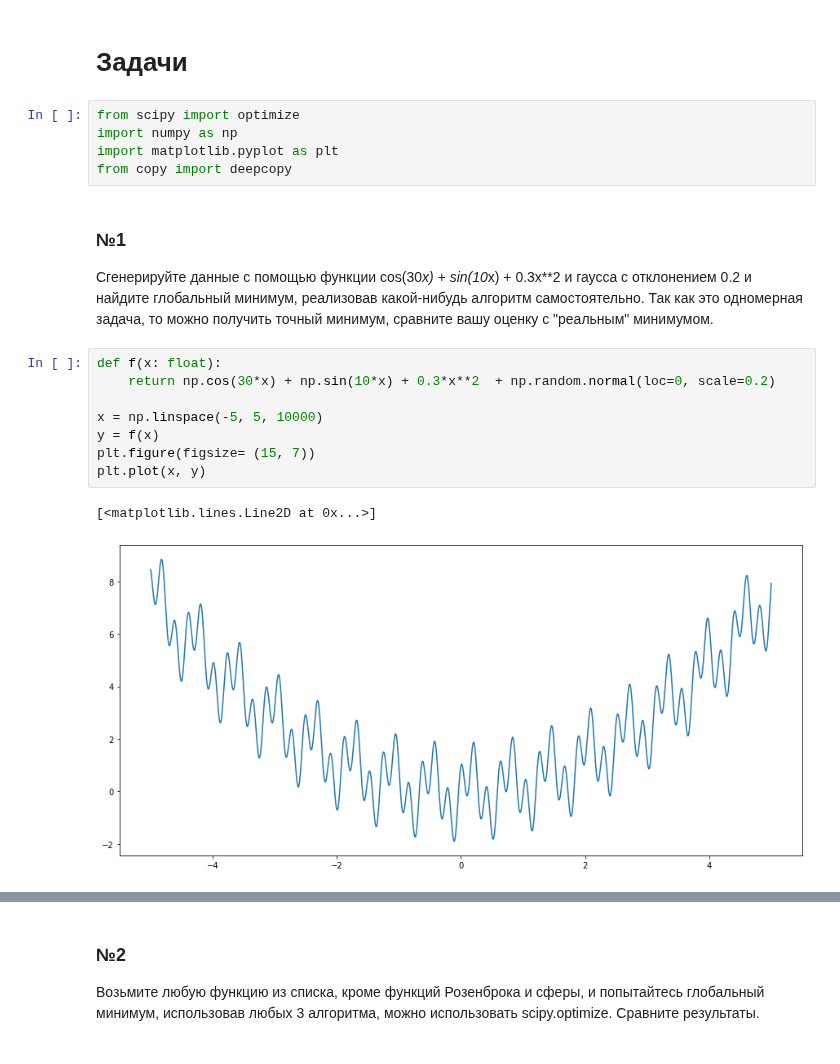
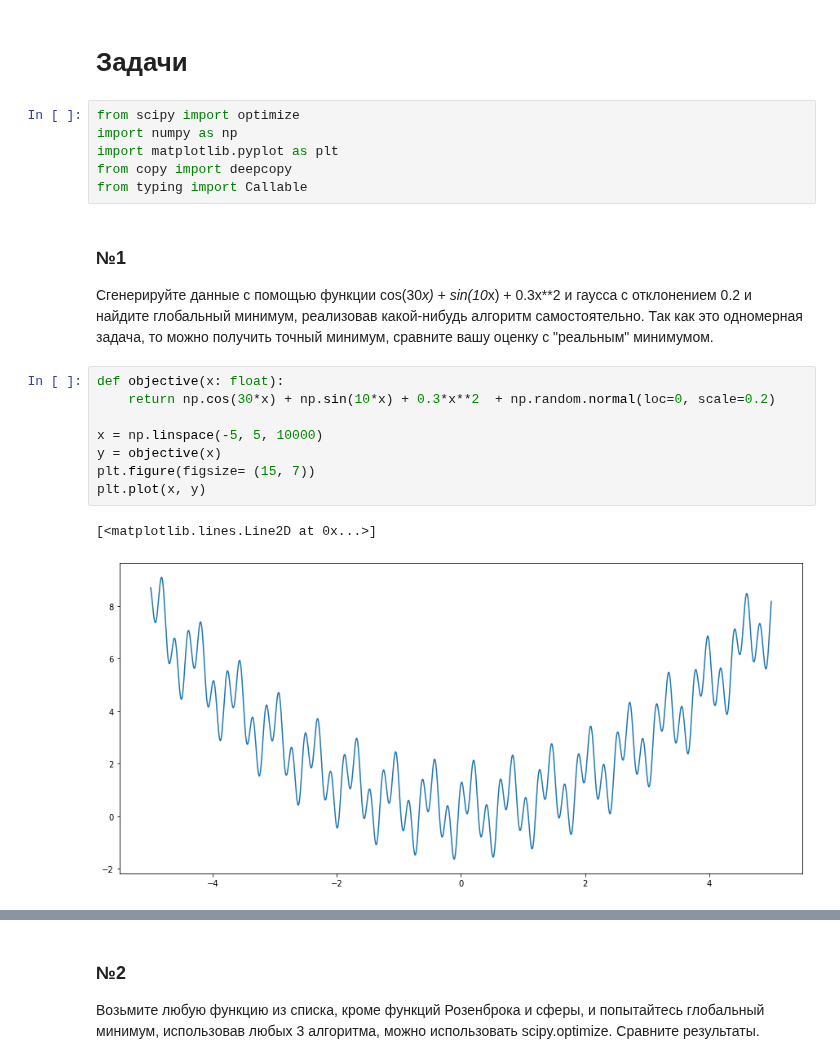
Before and after one commit to zugzvangg/SPC, a Jupyter notebook: stats/6_Bazanov.ipynb, the cells around one changed output, grey strips where cells are left out. Cells and saved outputs as stored; diff of their text form.

```diff
--- a/stats/6_Bazanov.ipynb
+++ b/stats/6_Bazanov.ipynb
@@ -57,19 +57,20 @@ from scipy import optimize
 import numpy as np
 import matplotlib.pyplot as plt
 from copy import deepcopy
+from typing import Callable
 # %% [markdown]
 ### №1
 
 Сгенерируйте данные с помощью функции cos(30*x) + sin(10*x) + 0.3x**2
   и гаусса с отклонением 0.2 и найдите глобальный минимум, реализовав какой-нибудь алгоритм самостоятельно. Так как это одномерная задача, то можно получить точный минимум, сравните вашу оценку с "реальным" минимумом.
 # %%
-def f(x: float):
+def objective(x: float):
     return np.cos(30*x) + np.sin(10*x) + 0.3*x**2  + np.random.normal(loc=0, scale=0.2)
 
 x = np.linspace(-5, 5, 10000)
-y = f(x)
+y = objective(x)
 plt.figure(figsize= (15, 7))
 plt.plot(x, y)
 # %% [output]
 [<matplotlib.lines.Line2D at 0x...>]
-[figure, old version]
+[figure, new version]
```
Also changed, not shown: parts of 10 cells of this notebook.
